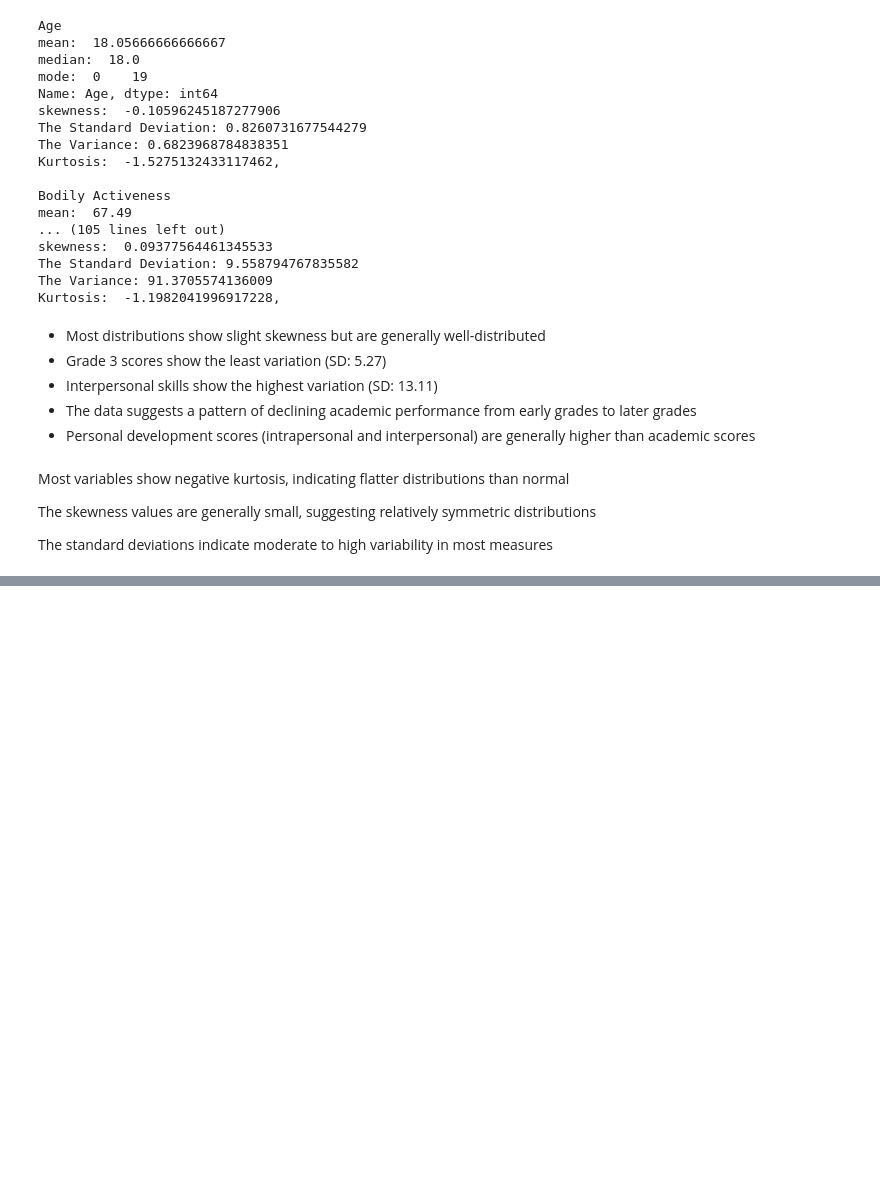
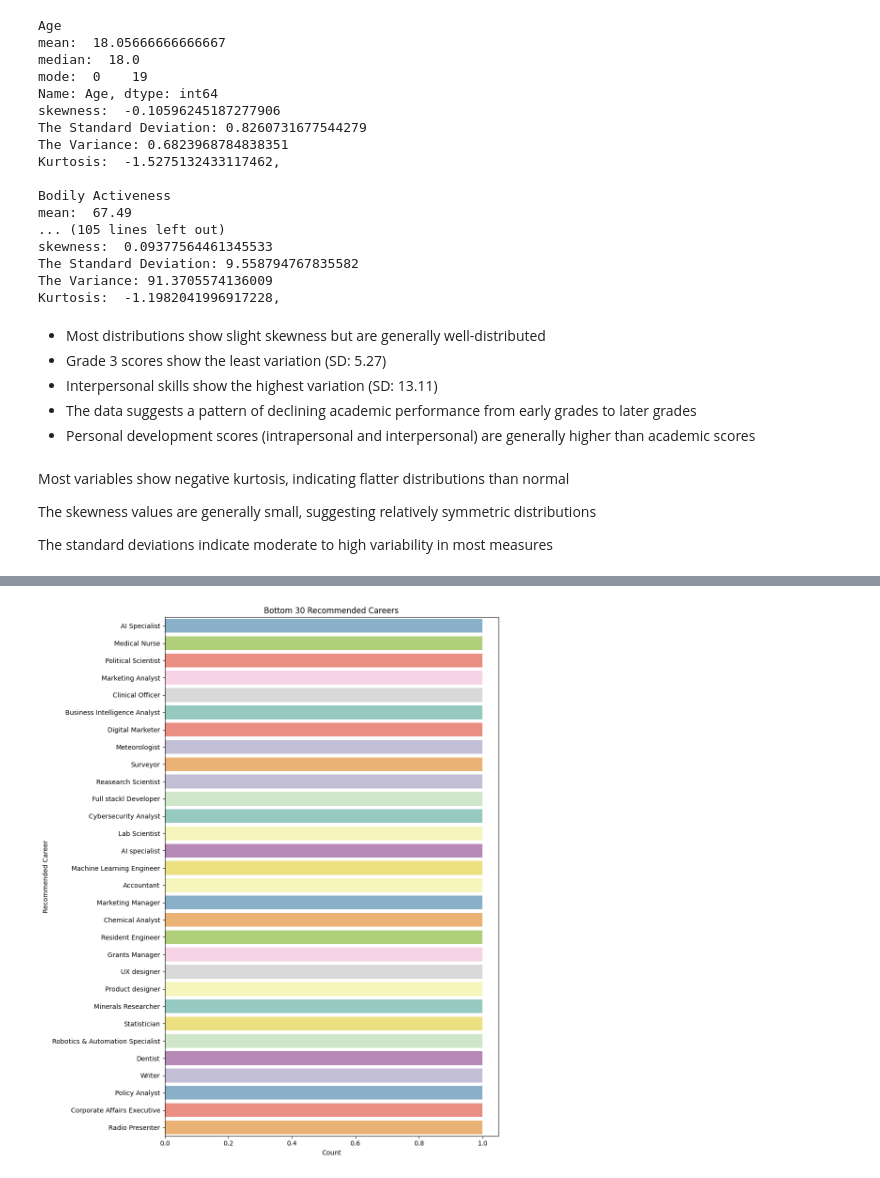
Before and after one commit to MachukaJoy/study-engine, a Jupyter notebook: studentsanalysis.ipynb, the cells around one changed output, grey strips where cells are left out. Drawn from its saved outputs; the diff is of its cells as text; code cells hidden in the pictures; blank space fills up the shorter version.

```diff
--- a/studentsanalysis.ipynb
+++ b/studentsanalysis.ipynb
@@ -220,0 +280,23 @@ The standard deviations indicate moderate to high variability in most measures
+# %%
+bottom_30_careers = df["Recommended_Career"].value_counts().nsmallest(30).index
+
+# Filter the dataframe to only include those top 50
+filtered_df = df[df["Recommended_Career"].isin(bottom_30_careers)]
+
+# Plot
+plt.figure(figsize=(10, 12))  # Increase height for better readability
+sns.countplot(
+    y="Recommended_Career",
+    data=filtered_df,
+    hue="Recommended_Career",
+    legend=False,
+    order=bottom_30_careers,
+    palette="Set3"
+)
+plt.title("Bottom 30 Recommended Careers")
+plt.xlabel("Count")
+plt.ylabel("Recommended Career")
+plt.tight_layout()
+plt.show()
+# %% [output]
+[figure, added]
```
Also changed, not shown: parts of 25 cells of this notebook.
